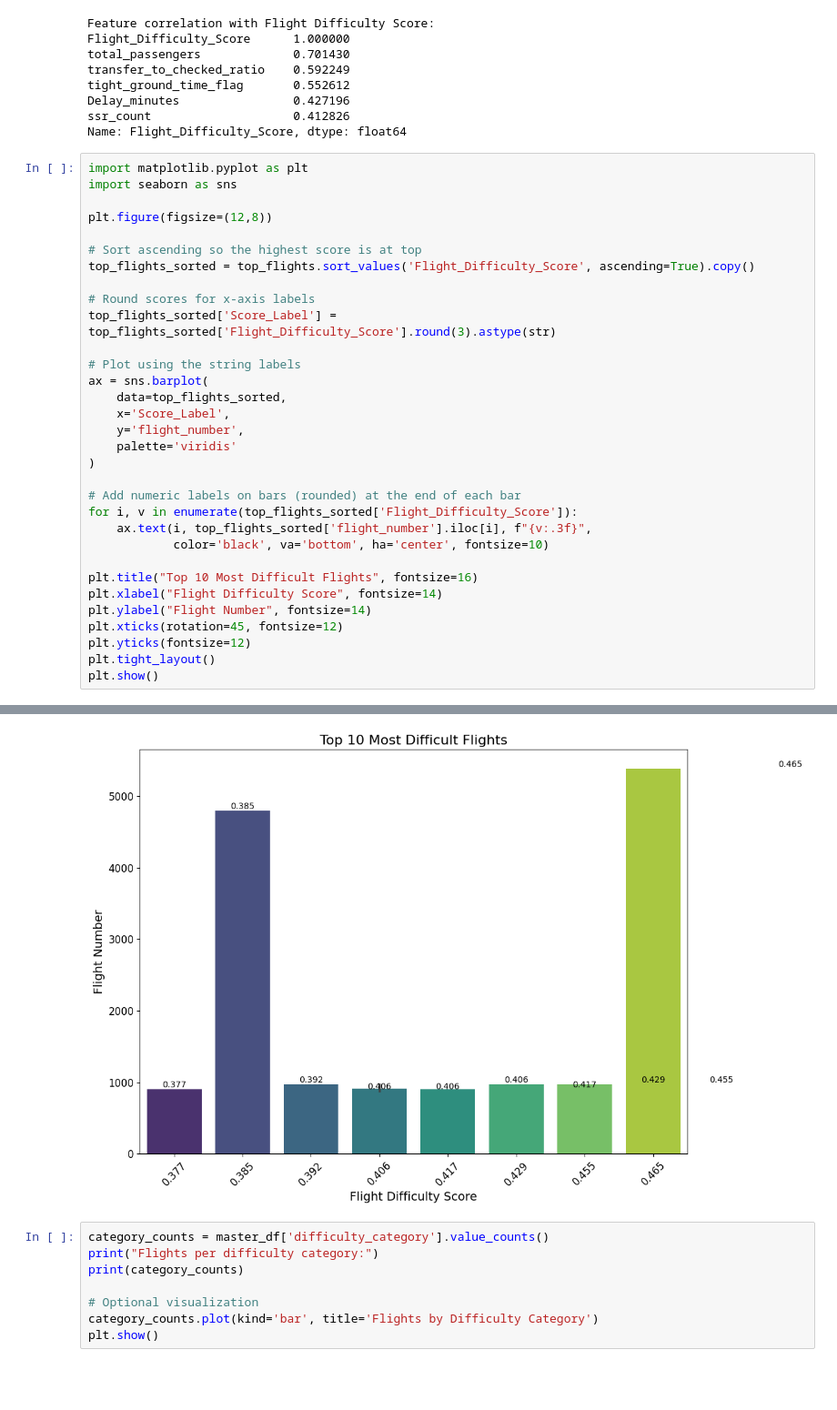
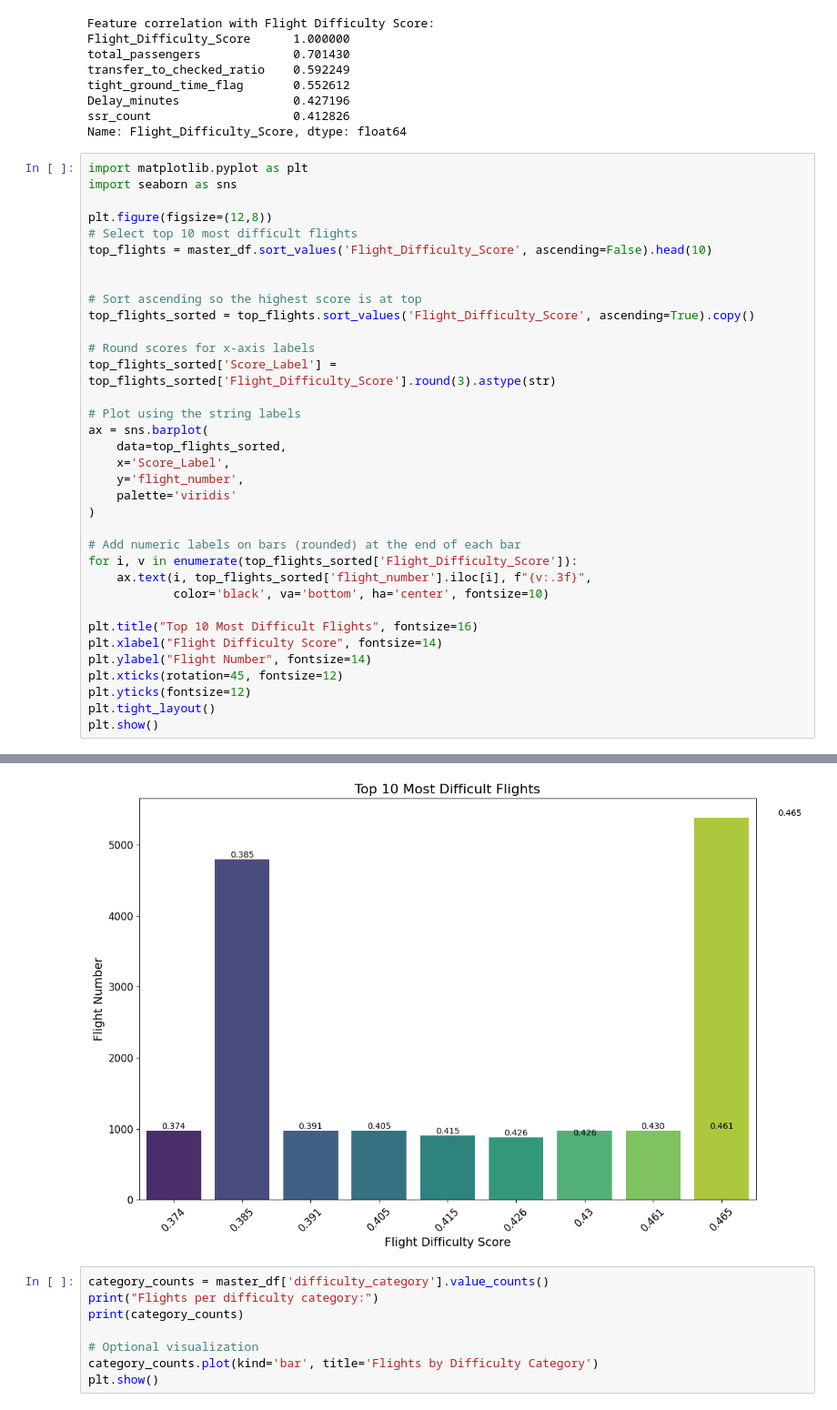
Before and after one commit to eAdityaVashist/United_airline_TEAM_INFINITY, a Jupyter notebook: Post-Analysis & Insights.ipynb, the cells around one changed output, grey strips where cells are left out. Shown: that part at 91% size. Drawn from its saved outputs; the diff is of its cells as text; blank space fills up the shorter version.

```diff
--- a/Post-Analysis & Insights.ipynb
+++ b/Post-Analysis & Insights.ipynb
@@ -46,38 +46,41 @@ import matplotlib.pyplot as plt
 import seaborn as sns
 
 plt.figure(figsize=(12,8))
+# Select top 10 most difficult flights
+top_flights = master_df.sort_values('Flight_Difficulty_Score', ascending=False).head(10)
+
 
 # Sort ascending so the highest score is at top
 top_flights_sorted = top_flights.sort_values('Flight_Difficulty_Score', ascending=True).copy()
 
 # Round scores for x-axis labels
 top_flights_sorted['Score_Label'] = top_flights_sorted['Flight_Difficulty_Score'].round(3).astype(str)
 
 # Plot using the string labels
 ax = sns.barplot(
     data=top_flights_sorted,
     x='Score_Label',
     y='flight_number',
     palette='viridis'
 )
 
 # Add numeric labels on bars (rounded) at the end of each bar
 for i, v in enumerate(top_flights_sorted['Flight_Difficulty_Score']):
     ax.text(i, top_flights_sorted['flight_number'].iloc[i], f"{v:.3f}",
             color='black', va='bottom', ha='center', fontsize=10)
 
 plt.title("Top 10 Most Difficult Flights", fontsize=16)
 plt.xlabel("Flight Difficulty Score", fontsize=14)
 plt.ylabel("Flight Number", fontsize=14)
 plt.xticks(rotation=45, fontsize=12)
 plt.yticks(fontsize=12)
 plt.tight_layout()
 plt.show()
 # %% [output]
 Passing `palette` without assigning `hue` is deprecated and will be removed in v0.14.0. Assign the `x` variable to `hue` and set `legend=False` for the same effect.
 
   ax = sns.barplot(
-[figure, old version]
+[figure, new version]
 # %%
 category_counts = master_df['difficulty_category'].value_counts()
 print("Flights per difficulty category:")
```
Also changed, not shown: parts of 1 cell of this notebook.
